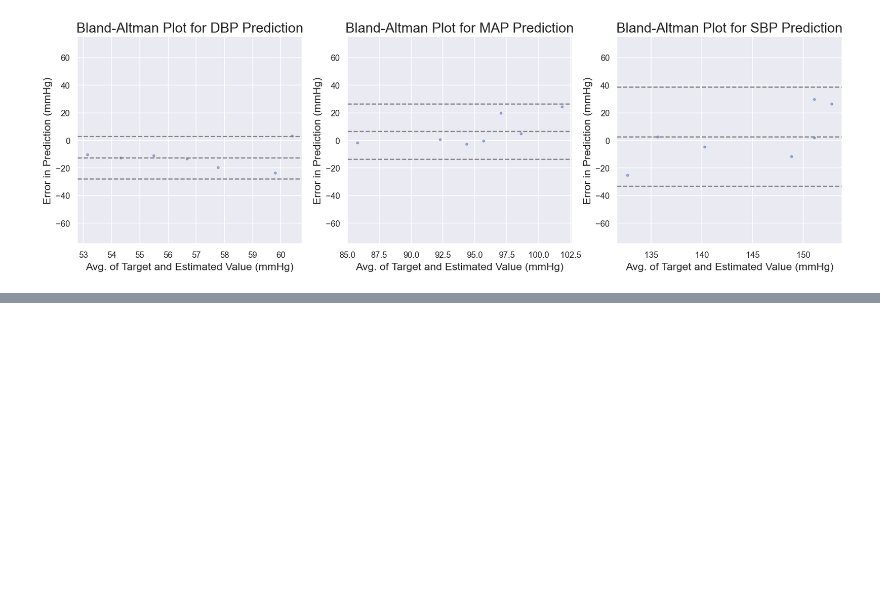
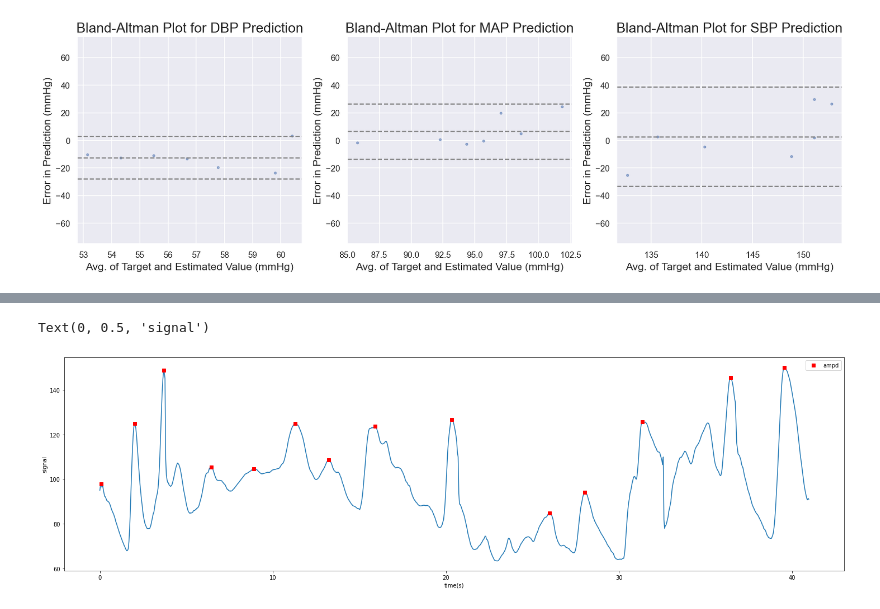
Before and after one commit to lucky-verma/ABP-estimation-using-PPG, a Jupyter notebook: PPG2ABP/codes_25hz/rough.ipynb, the cells around one changed output, grey strips where cells are left out. Saved outputs shown, nothing was run; the diff lists cells and outputs as text; code cells hidden in the pictures; blank space fills up the shorter version.

```diff
--- a/PPG2ABP/codes_25hz/rough.ipynb
+++ b/PPG2ABP/codes_25hz/rough.ipynb
@@ -743,0 +771,21 @@ evaluate_BHS_Standard(X_test);
+# %%
+from pyampd.ampd import find_peaks
+
+fs = 25
+N = int(40.96 * fs)
+t = np.linspace(0, 40.96, N)
+
+ll = abp_signal_pred.tolist()
+x = np.array([i[0] for i in ll])
+
+pks = find_peaks(x)
+# %%
+plt.figure(figsize=(25, 7))
+plt.plot(t, x, '-')
+plt.plot(t[pks], x[pks], 'rs', label='ampd')
+plt.legend()
+plt.xlabel('time(s)')
+plt.ylabel('signal')
+# %% [output]
+Text(0, 0.5, 'signal')
+[figure, added]
```
Also changed, not shown: parts of 8 cells of this notebook.
